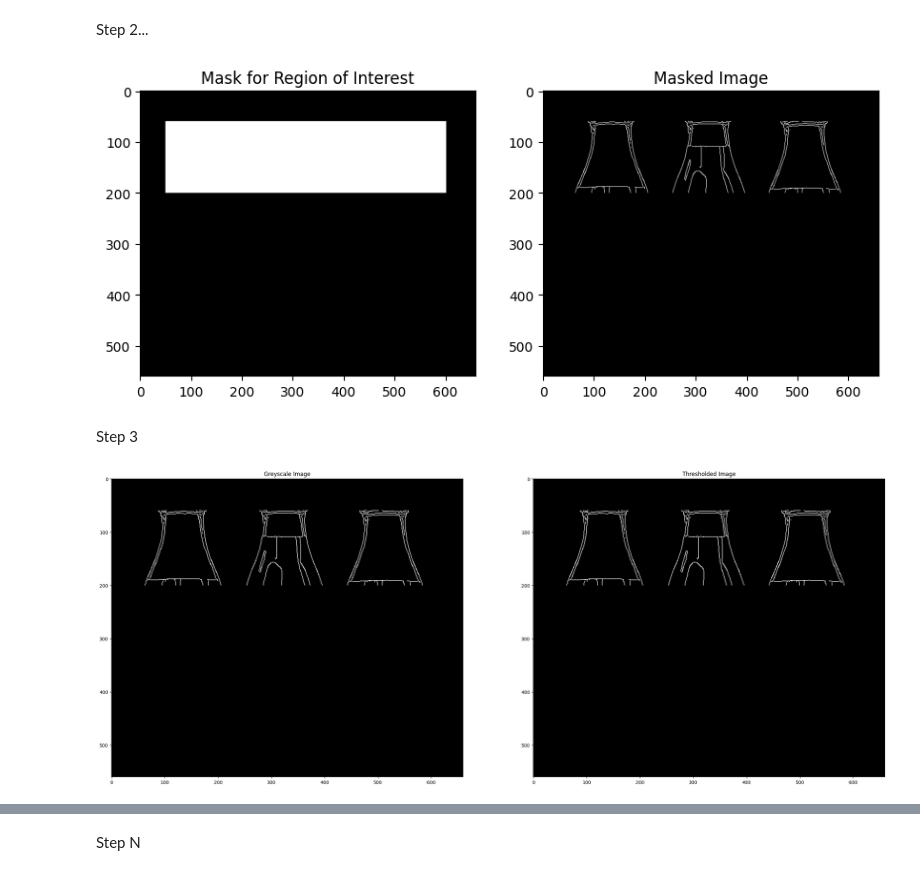
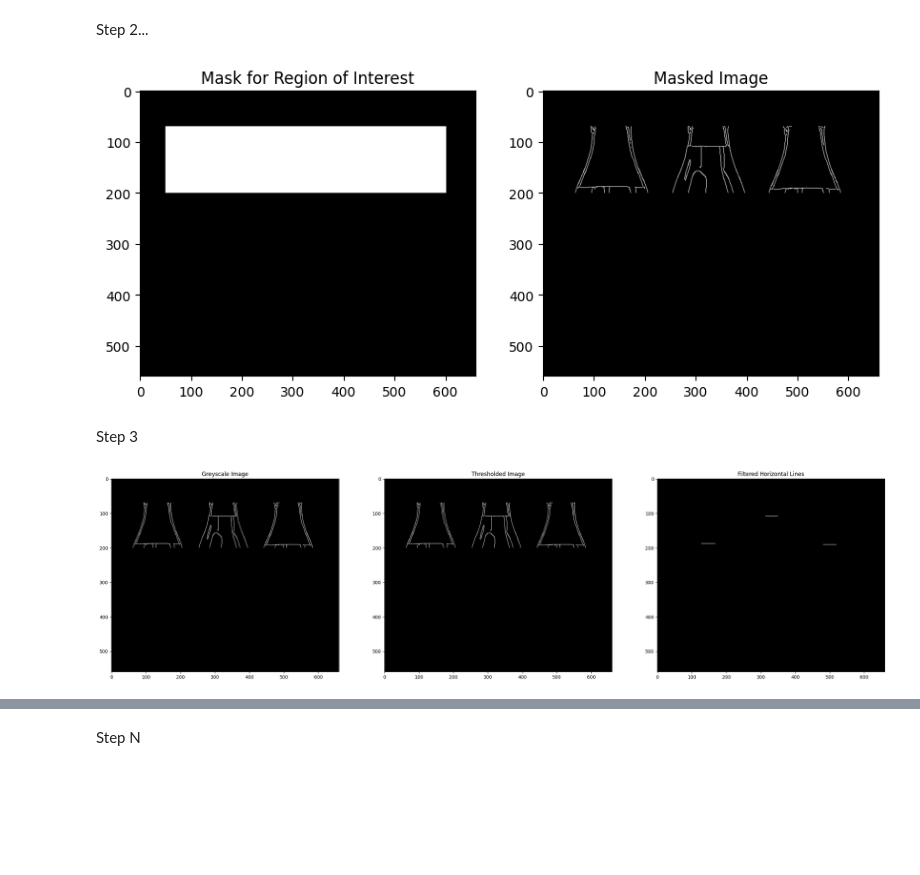
Before and after one commit to conradorafa/ul-ce5011-etivity1, a Jupyter notebook: Section1_assignment1.ipynb, the cells around one changed output, grey strips where cells are left out. Drawn from its saved outputs; the diff is of its cells as text; code cells hidden in the pictures; blank space fills up the shorter version.

Commit message:
add pass and fail lines

```diff
--- a/Section1_assignment1.ipynb
+++ b/Section1_assignment1.ipynb
@@ -132,8 +132,8 @@ Step 2...
 # NB Coordinates are given in the form (width,height) with the origin in the top left
 
 l1 = [50,200]
-l2 = [50,60]
-r1 = [600,60]
+l2 = [50,70]
+r1 = [600,70]
 r2 = [600,200]
 
 pts = np.array([[l1,l2,r1,r2,]], dtype=np.int32)
@@ -150,18 +150,33 @@ axarr[0].title.set_text('Mask for Region of Interest')
 axarr[1].imshow((masked_image),'gray')
 axarr[1].title.set_text('Masked Image')
 # %% [output]
-[figure, old version]
+[figure, new version]
 # %% [markdown]
 Step 3
 # %%
 # Threshold in masked image
 ret, thresh = cv2.threshold(masked_image,80,255,cv2.THRESH_BINARY)
 
+
+
+#  Define a horizontal kernel
+horizontal_kernel = cv2.getStructuringElement(cv2.MORPH_RECT, (30, 1))
+
+# Extract horizontal lines
+horizontal_lines = cv2.morphologyEx(thresh, cv2.MORPH_OPEN, horizontal_kernel)
+
+#  Apply dilation on the lines
+dilation_kernel = cv2.getStructuringElement(cv2.MORPH_RECT, (5, 1))
+horizontal_lines = cv2.dilate(horizontal_lines, dilation_kernel, iterations=1)
+
+# Display the horizontal lines
 # Create plots
-f, axarr = plt.subplots(1,2,figsize=(30,20))
+f, axarr = plt.subplots(1,3,figsize=(30,20))
 axarr[0].imshow(masked_image,'gray')
 axarr[0].title.set_text('Greyscale Image')
 axarr[1].imshow(thresh,'gray')
 axarr[1].title.set_text('Thresholded Image')
+axarr[2].imshow(horizontal_lines, cmap='gray')
+axarr[2].title.set_text('Filtered Horizontal Lines')
 # %% [output]
-[figure, old version]
+[figure, new version]
```
Also changed, not shown: parts of 6 cells of this notebook.
